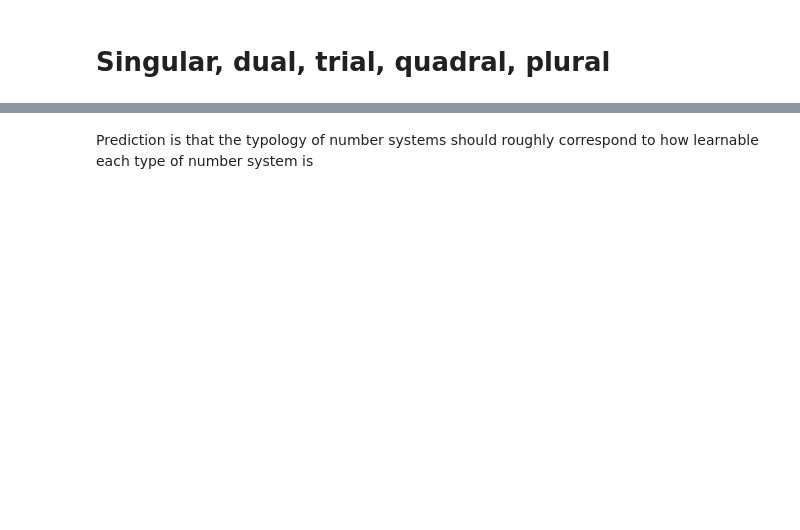
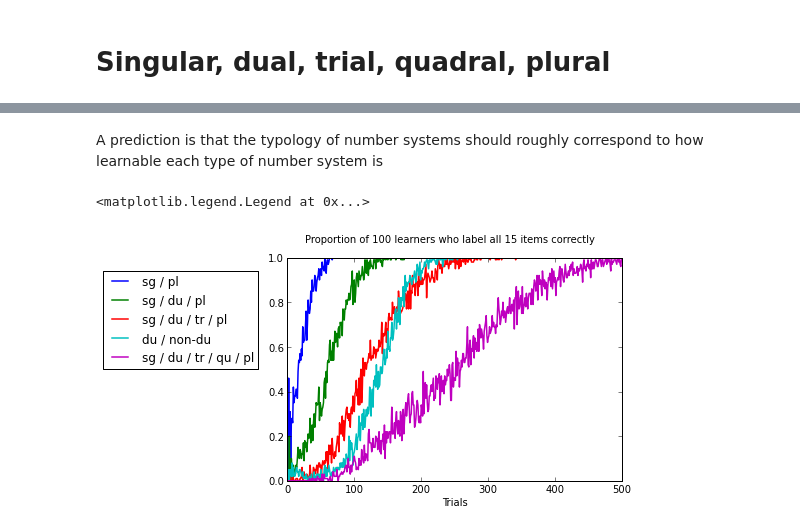
Before and after one commit to rmalouf/learning, a Jupyter notebook: Plurals (population learnability).ipynb, the cells around one changed output, grey strips where cells are left out. Saved outputs shown, nothing was run; the diff lists cells and outputs as text; code cells hidden in the pictures; blank space fills up the shorter version.

```diff
--- a/Plurals (population learnability).ipynb
+++ b/Plurals (population learnability).ipynb
@@ -249,2 +250,12 @@ plt.suptitle('Proportion of 100 learners who label all 15 items correctly')
 # %% [markdown]
-Prediction is that the typology of number systems should roughly correspond to how learnable each type of number system is
+A prediction is that the typology of number systems should roughly correspond to how learnable each type of number system is
+# %%
+for n in ('sg / pl', 'sg / du / pl', 'sg / du / tr / pl', 'du / non-du', 'sg / du / tr / qu / pl'):
+    plt.plot(range(1,len(P[n])+1), P[n], '-', linewidth=1.5, label=n)
+
+plt.suptitle('Proportion of 100 learners who label all 15 items correctly')
+plt.xlabel('Trials')
+plt.legend(loc=(-0.55,0.5))
+# %% [output]
+<matplotlib.legend.Legend at 0x...>
+[figure, added]
```
Also changed, not shown: parts of 18 cells of this notebook.
